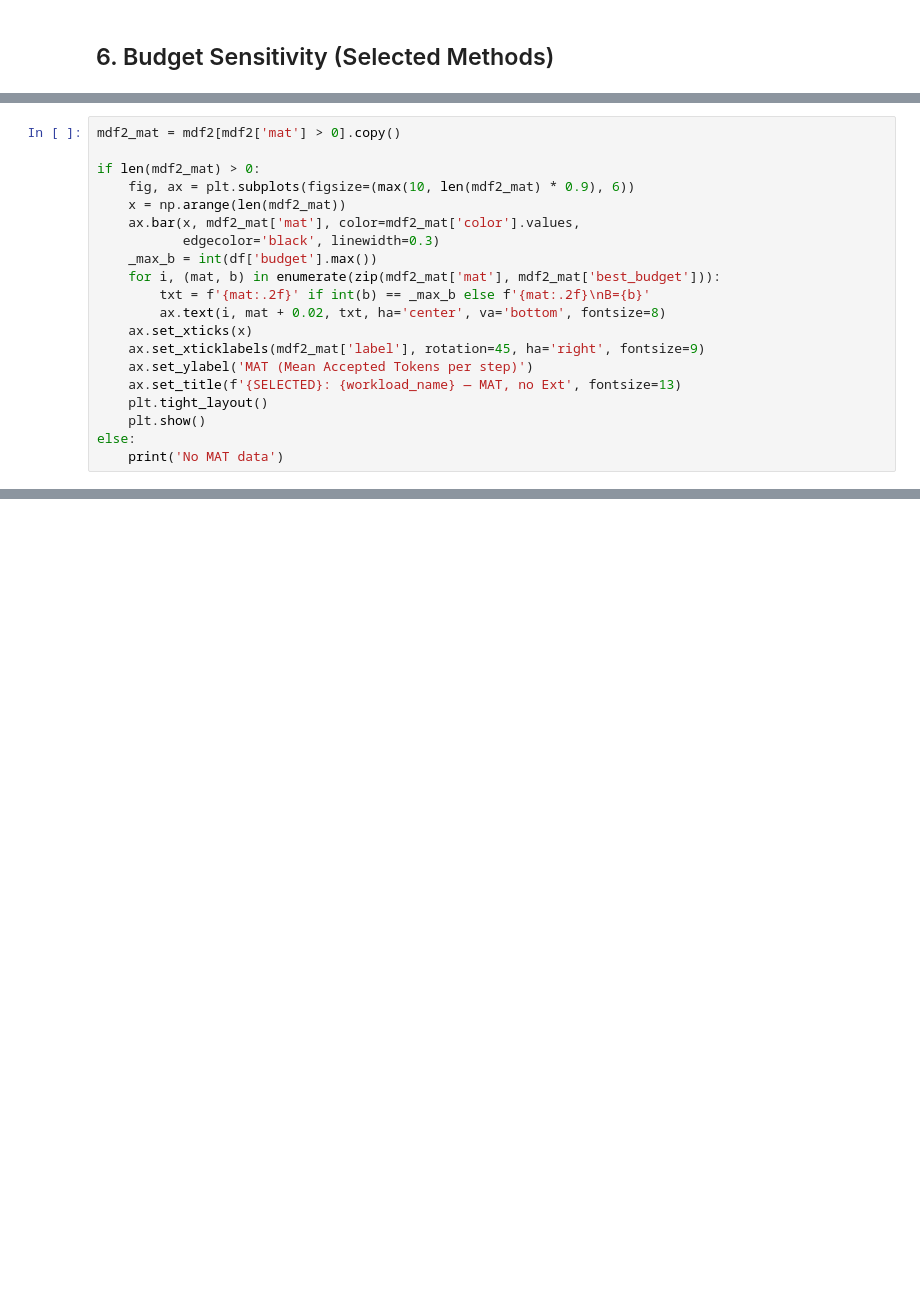
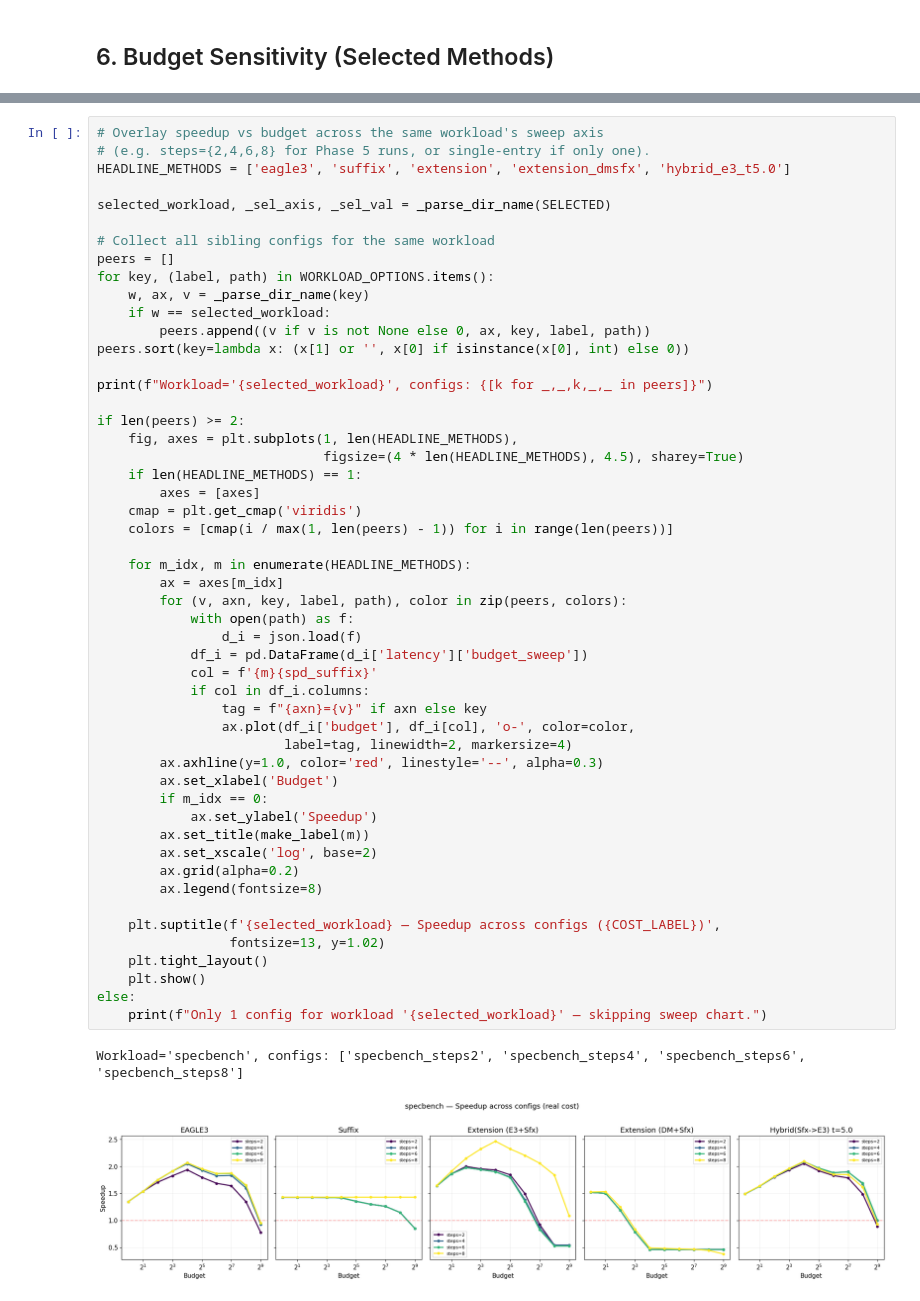
Before and after one commit to xogusrns123/advance-spec, a Jupyter notebook: simulation/notebooks/compare_methods.ipynb, the cells around one changed output, grey strips where cells are left out. Drawn from its saved outputs; the diff is of its cells as text; blank space fills up the shorter version.

```diff
--- a/simulation/notebooks/compare_methods.ipynb
+++ b/simulation/notebooks/compare_methods.ipynb
@@ -592,20 +520,0 @@ plt.show()
-# %%
-mdf2_mat = mdf2[mdf2['mat'] > 0].copy()
-
-if len(mdf2_mat) > 0:
-    fig, ax = plt.subplots(figsize=(max(10, len(mdf2_mat) * 0.9), 6))
-    x = np.arange(len(mdf2_mat))
-    ax.bar(x, mdf2_mat['mat'], color=mdf2_mat['color'].values,
-           edgecolor='black', linewidth=0.3)
-    _max_b = int(df['budget'].max())
-    for i, (mat, b) in enumerate(zip(mdf2_mat['mat'], mdf2_mat['best_budget'])):
-        txt = f'{mat:.2f}' if int(b) == _max_b else f'{mat:.2f}\nB={b}'
-        ax.text(i, mat + 0.02, txt, ha='center', va='bottom', fontsize=8)
-    ax.set_xticks(x)
-    ax.set_xticklabels(mdf2_mat['label'], rotation=45, ha='right', fontsize=9)
-    ax.set_ylabel('MAT (Mean Accepted Tokens per step)')
-    ax.set_title(f'{SELECTED}: {workload_name} — MAT, no Ext', fontsize=13)
-    plt.tight_layout()
-    plt.show()
-else:
-    print('No MAT data')
@@ -613,0 +523,54 @@ else:
+# %%
+# Overlay speedup vs budget across the same workload's sweep axis
+# (e.g. steps={2,4,6,8} for Phase 5 runs, or single-entry if only one).
+HEADLINE_METHODS = ['eagle3', 'suffix', 'extension', 'extension_dmsfx', 'hybrid_e3_t5.0']
+
+selected_workload, _sel_axis, _sel_val = _parse_dir_name(SELECTED)
+
+# Collect all sibling configs for the same workload
+peers = []
+for key, (label, path) in WORKLOAD_OPTIONS.items():
+    w, ax, v = _parse_dir_name(key)
+    if w == selected_workload:
+        peers.append((v if v is not None else 0, ax, key, label, path))
+peers.sort(key=lambda x: (x[1] or '', x[0] if isinstance(x[0], int) else 0))
+
+print(f"Workload='{selected_workload}', configs: {[k for _,_,k,_,_ in peers]}")
+
+if len(peers) >= 2:
+    fig, axes = plt.subplots(1, len(HEADLINE_METHODS),
+                             figsize=(4 * len(HEADLINE_METHODS), 4.5), sharey=True)
+    if len(HEADLINE_METHODS) == 1:
+        axes = [axes]
+    cmap = plt.get_cmap('viridis')
+    colors = [cmap(i / max(1, len(peers) - 1)) for i in range(len(peers))]
+
+    for m_idx, m in enumerate(HEADLINE_METHODS):
+        ax = axes[m_idx]
+        for (v, axn, key, label, path), color in zip(peers, colors):
+            with open(path) as f:
+                d_i = json.load(f)
+            df_i = pd.DataFrame(d_i['latency']['budget_sweep'])
+            col = f'{m}{spd_suffix}'
+            if col in df_i.columns:
+                tag = f"{axn}={v}" if axn else key
+                ax.plot(df_i['budget'], df_i[col], 'o-', color=color,
+                        label=tag, linewidth=2, markersize=4)
+        ax.axhline(y=1.0, color='red', linestyle='--', alpha=0.3)
+        ax.set_xlabel('Budget')
+        if m_idx == 0:
+            ax.set_ylabel('Speedup')
+        ax.set_title(make_label(m))
+        ax.set_xscale('log', base=2)
+        ax.grid(alpha=0.2)
+        ax.legend(fontsize=8)
+
+    plt.suptitle(f'{selected_workload} — Speedup across configs ({COST_LABEL})',
+                 fontsize=13, y=1.02)
+    plt.tight_layout()
+    plt.show()
+else:
+    print(f"Only 1 config for workload '{selected_workload}' — skipping sweep chart.")
+# %% [output]
+Workload='specbench', configs: ['specbench_steps2', 'specbench_steps4', 'specbench_steps6', 'specbench_steps8']
+[figure, added]
```
Also changed, not shown: parts of 22 cells of this notebook, 9 other files.
